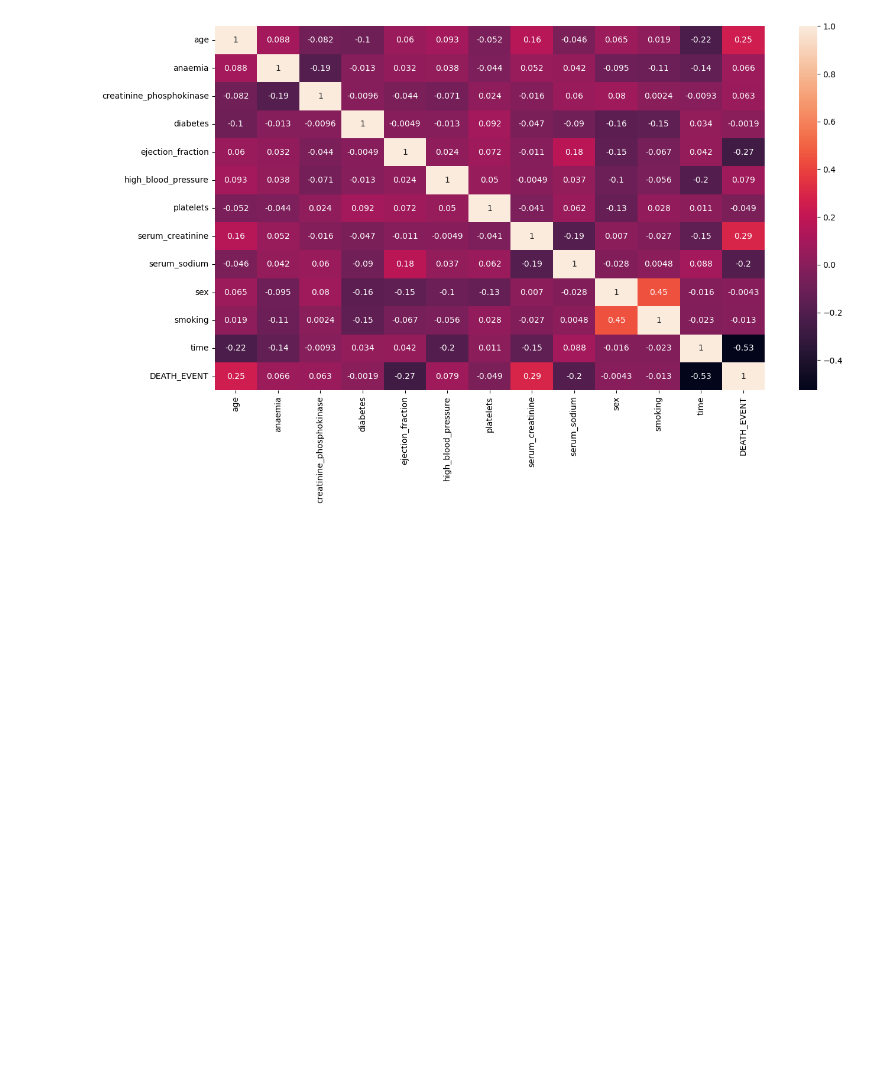
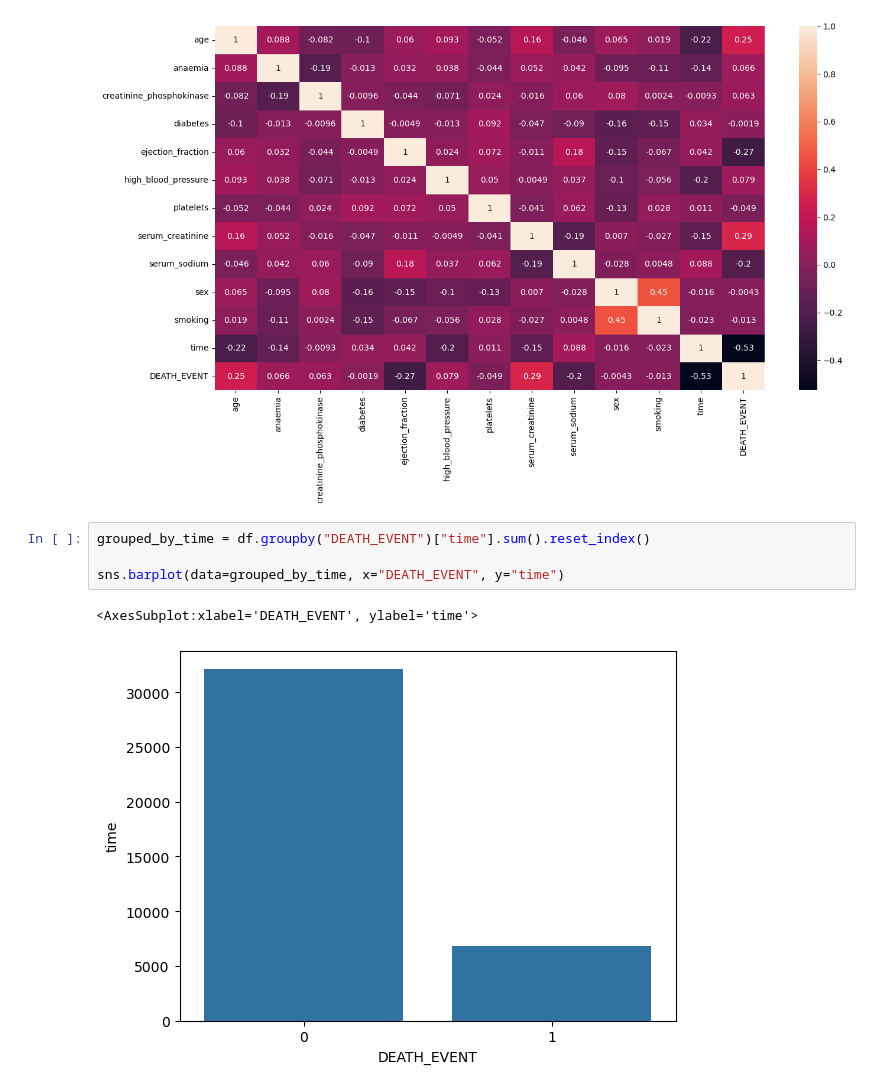
Before and after one commit to MaukanMir/Survival-Patient-Heart-Failure-Classification, a Jupyter notebook: training.ipynb, the cells around one changed output. Cells and saved outputs as stored; diff of their text form; blank space fills up the shorter version.

```diff
--- a/training.ipynb
+++ b/training.ipynb
@@ -204,3 +204,10 @@ sns.heatmap(data=df.corr(), annot=True)
 # %% [output]
 <AxesSubplot:>
 [figure]
+# %%
+grouped_by_time = df.groupby("DEATH_EVENT")["time"].sum().reset_index()
+
+sns.barplot(data=grouped_by_time, x="DEATH_EVENT", y="time")
+# %% [output]
+<AxesSubplot:xlabel='DEATH_EVENT', ylabel='time'>
+[figure, added]
```
Also changed, not shown: parts of 1 cell of this notebook.
